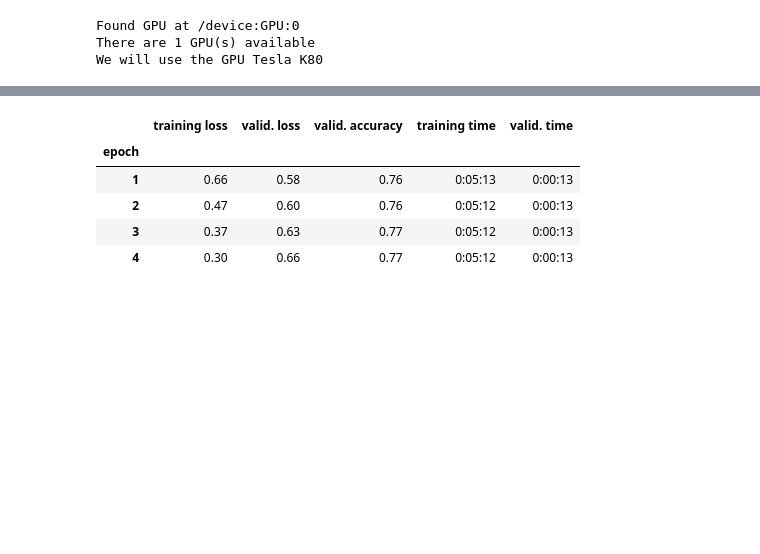
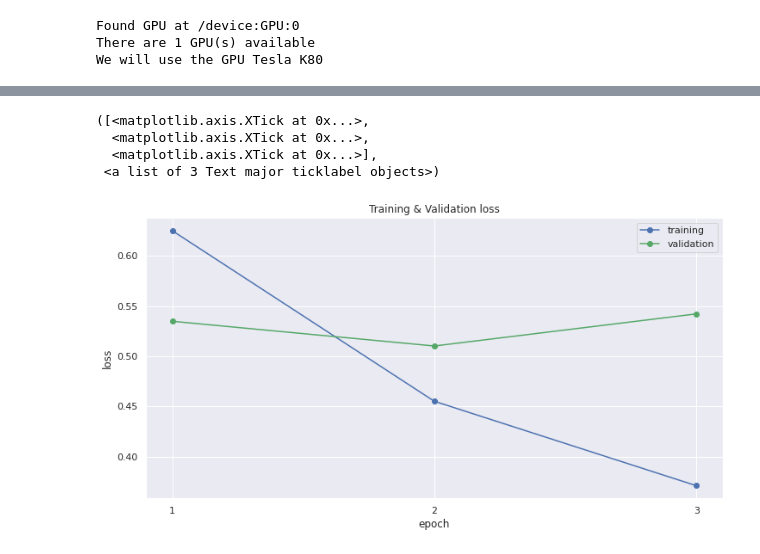
Before and after one commit to ant1code/tweet-sentiment, a Jupyter notebook: DistilBertSequenceClassification_with_fine_tuning.ipynb, the cells around one changed output, grey strips where cells are left out. Cells and saved outputs as stored; diff of their text form; code cells hidden in the pictures; blank space fills up the shorter version.

```diff
--- a/DistilBertSequenceClassification_with_fine_tuning.ipynb
+++ b/DistilBertSequenceClassification_with_fine_tuning.ipynb
@@ -44,7 +62,7 @@ We will use the GPU Tesla K80
 # %%
 # loading the dataset
 url = "https://raw.githubusercontent.com/ant1code/tweet-sentiment/master/data/train.csv"
-df = pd.read_csv(url)[:15000] # NOTE: try to increase this as much as possible
+df = pd.read_csv(url)
 
 # converting sentiment (categorical) to label (numerical)
 # 0: negative, 1: neutral, 2: positive
@@ -65,9 +83,9 @@ df.text = df.text.str.lower()
 # NOTE: does this count as using the test set?
 max_length = max(df.text.apply(len))
 
-# split into train and test sets (90-10 split)
+# split into train and test sets (80-20 split)
 # this already shuffles the dataset
-x_train, x_test, y_train, y_test = train_test_split(df.text, df.label, test_size=0.1)
+x_train, x_test, y_train, y_test = train_test_split(df.text, df.label, test_size=0.2)
 # %%
 # load DistilBert tokenizer
 # NOTE: also try DistilBertTokenizerFast and distil-bert-cased
@@ -102,8 +120,8 @@ attention_masks = torch.cat(attention_masks, dim=0)
 labels = torch.tensor(y_train.values)
 dataset = TensorDataset(token_ids, attention_masks, labels)
 
-# split into train and validation sets (90-10 split)
-train_size = int(0.9 * len(dataset))
+# split into train and validation sets (80-20 split)
+train_size = int(0.8 * len(dataset))
 valid_size = len(dataset) - train_size
 train_dataset, valid_dataset = random_split(dataset, [train_size, valid_size])
 # %%
@@ -140,8 +158,8 @@ optimizer = AdamW(model.parameters(), lr=2e-5, eps=1e-8)
 # %%
 # NOTE: plot graphs to find best number of epochs
 # Bert authors recommend only 2-4 epochs for reasons unknown
-epochs = 4
-total_steps = len(train_dataloader) * epochs
+n_epochs = 3 # be careful colab keeps disconnecting due to inactivity
+total_steps = len(train_dataloader) * n_epochs
 
 # this scheduler has a learning rate that first increases linearly (this is
 # called the "warmup period") then decreases linearly
@@ -171,11 +189,12 @@ torch.cuda.manual_seed_all(seed_val)
 # %%
 # main training loop
 training_stats = []
+early_stopping_models = {}
 total_t0 = time.time()
 
-for epoch_i in range(0, epochs):
+for epoch_i in range(0, n_epochs):
   print("")
-  print("============== Epoch {:} / {:} ==============".format(epoch_i+1, epochs))
+  print("============== Epoch {:} / {:} ==============".format(epoch_i+1, n_epochs))
   print("Training...")
 
   t0 = time.time()
@@ -217,8 +236,8 @@ for epoch_i in range(0, epochs):
     # update learning rate (according to scheduler)
     scheduler.step()
 
-    # print training progress every 40 batches
-    if step % 40 == 0 and not step == 0:
+    # print training progress every 100 batches
+    if step % 100 == 0 and not step == 0:
       elapsed = format_time(time.time() - t0)
       print("  batch {:>5,} of {:>5,};    elapsed: {:}".format(step, len(train_dataloader), elapsed))
 
@@ -247,13 +266,13 @@ for epoch_i in range(0, epochs):
     # unpack input and labels
     b_input_ids  = batch[0].to(device)
     b_input_mask = batch[1].to(device)
-    b_labels     = batch[2].to(device)
+    b_labels     = batch[2].to(device).long()
 
     # disable gradient calculation, since there are no backward passes
     with torch.no_grad():
       # forward pass to evaluate model on this batch
       loss, logits = model(
-          b_input_ids, attention_mask=b_input_mask, labels=b_labels.long()
+          b_input_ids, attention_mask=b_input_mask, labels=b_labels
       )
 
     # increment by this batch's validation loss
@@ -269,7 +288,7 @@ for epoch_i in range(0, epochs):
   avg_val_accuracy = total_eval_accuracy / len(valid_dataloader)
   avg_val_loss = total_eval_loss / len(valid_dataloader)
   valid_time = format_time(time.time() - t0)
-  print("  validation accuracy: {0:.2f}".format(avg_val_accuracy))
+  print("  accuracy: {0:.2f}".format(avg_val_accuracy))
   print("  validation loss: {0:.2f}".format(avg_val_loss))
   print("  time taken for validation: {:}".format(valid_time))
 
@@ -315,10 +334,3 @@ training_stats = pd.DataFrame(data=training_stats)
 training_stats = training_stats.set_index("epoch")
 
 training_stats
-# %% [output]
-|  | training loss | valid. loss | valid. accuracy | training time | valid. time |
-| epoch |  |  |  |  |  |
-| 1 | 0.66 | 0.58 | 0.76 | 0:05:13 | 0:00:13 |
-| 2 | 0.47 | 0.60 | 0.76 | 0:05:12 | 0:00:13 |
-| 3 | 0.37 | 0.63 | 0.77 | 0:05:12 | 0:00:13 |
-| 4 | 0.30 | 0.66 | 0.77 | 0:05:12 | 0:00:13 |
@@ -329,0 +337,21 @@ plt.plot(training_stats)
+# %%
+# plot training and validation loss to detect over/underfitting
+% matplotlib inline
+
+sns.set(style="darkgrid")
+plt.rcParams["figure.figsize"] = (12, 6)
+
+plt.plot(training_stats["training loss"], "b-o", label="training")
+plt.plot(training_stats["valid. loss"], "g-o", label="validation")
+
+plt.title("Training & Validation loss")
+plt.xlabel("epoch")
+plt.ylabel("loss")
+plt.legend()
+plt.xticks(range(1,n_epochs+1))
+# %% [output]
+([<matplotlib.axis.XTick at 0x...>,
+  <matplotlib.axis.XTick at 0x...>,
+  <matplotlib.axis.XTick at 0x...>],
+ <a list of 3 Text major ticklabel objects>)
+[figure, added]
```
Also changed, not shown: parts of 6 cells of this notebook.
